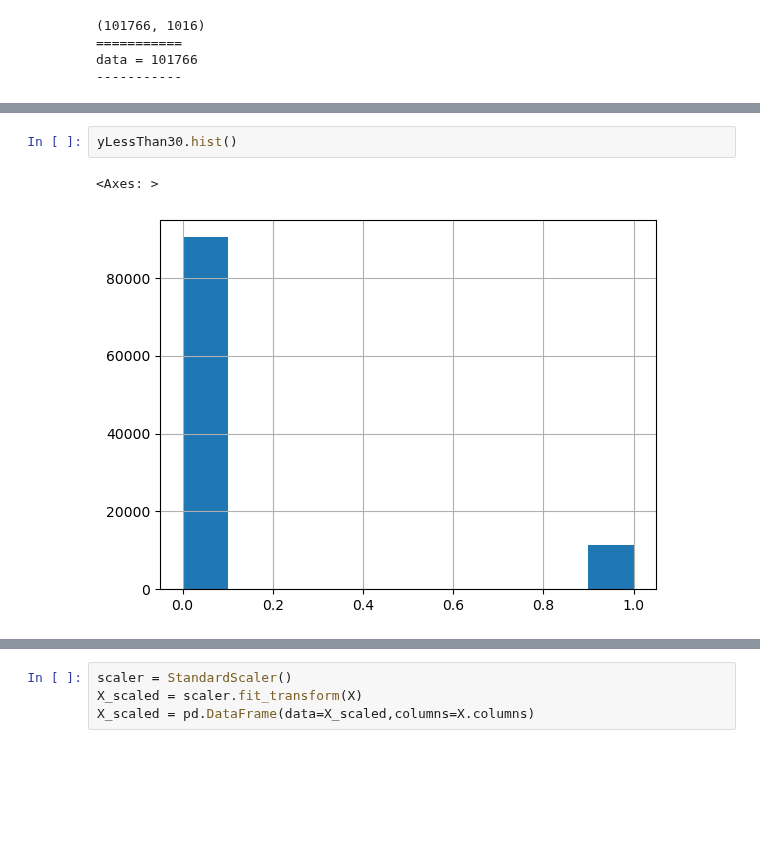
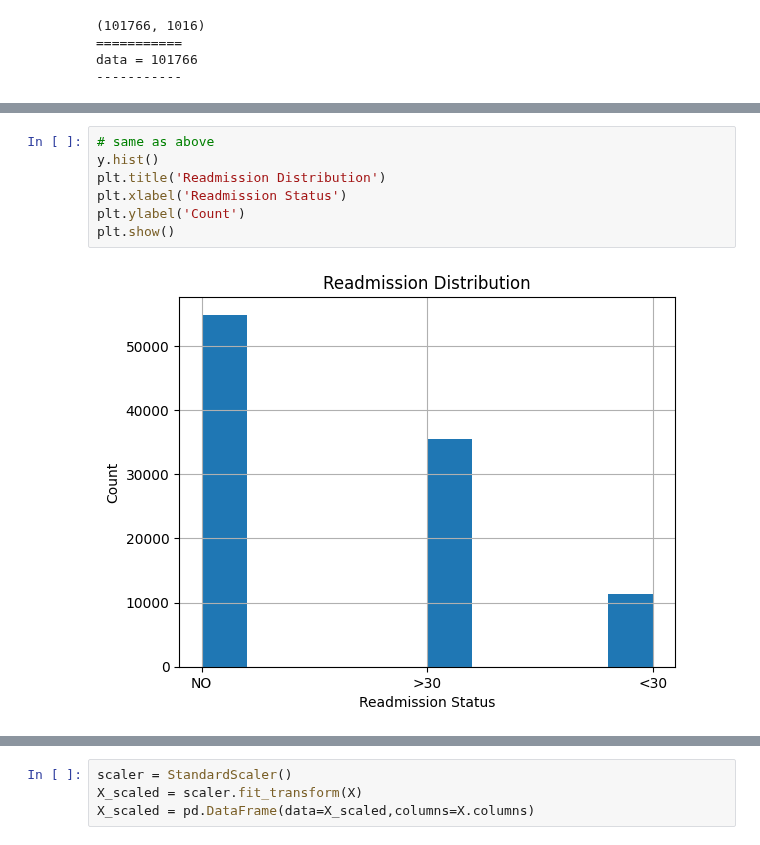
Before and after one commit to taddbackus/qtw, a Jupyter notebook: CaseStudy2/caseStudy2v3.ipynb, the cells around one changed output, grey strips where cells are left out. Saved outputs shown, nothing was run; the diff lists cells and outputs as text; blank space fills up the shorter version.

```diff
--- a/CaseStudy2/caseStudy2v3.ipynb
+++ b/CaseStudy2/caseStudy2v3.ipynb
@@ -222,5 +225,9 @@ yReadmitted.hist()
-# %%
-yLessThan30.hist()
-# %% [output]
-<Axes: >
-[figure, removed]
+# %%
+# same as above
+y.hist()
+plt.title('Readmission Distribution')
+plt.xlabel('Readmission Status')
+plt.ylabel('Count')
+plt.show()
+# %% [output]
+[figure, added]
```
Also changed, not shown: parts of 19 cells of this notebook.
